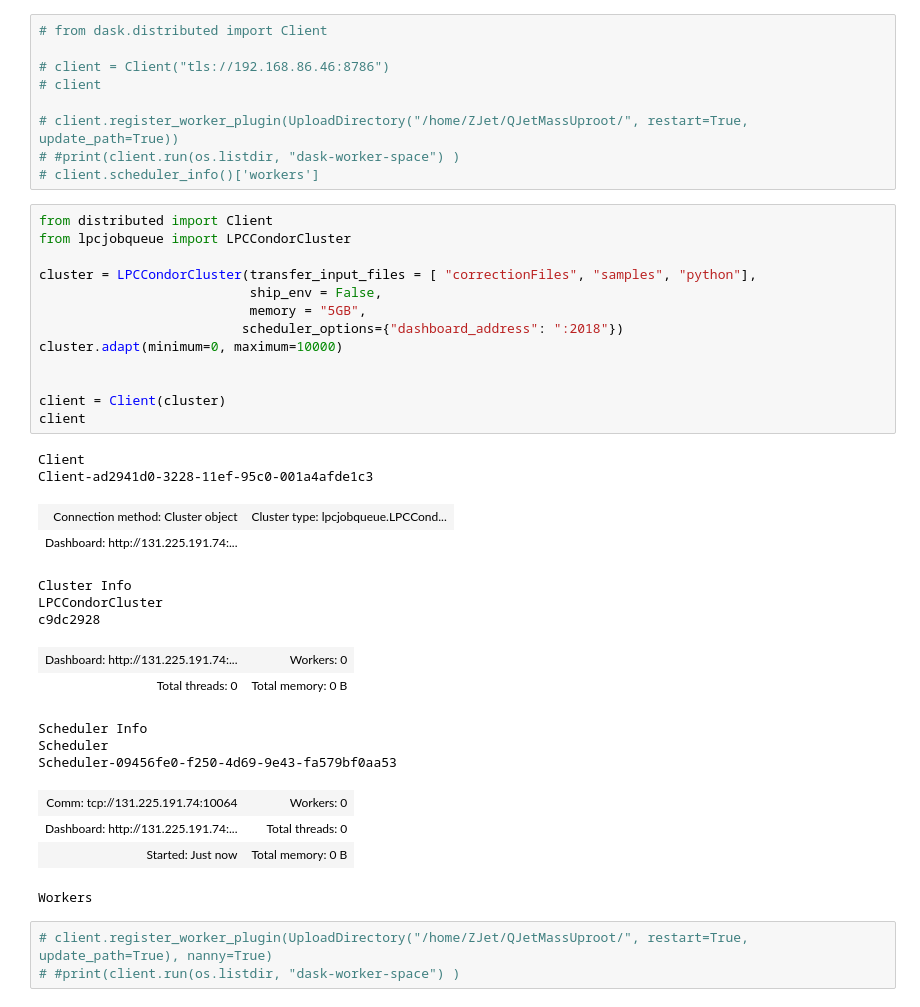
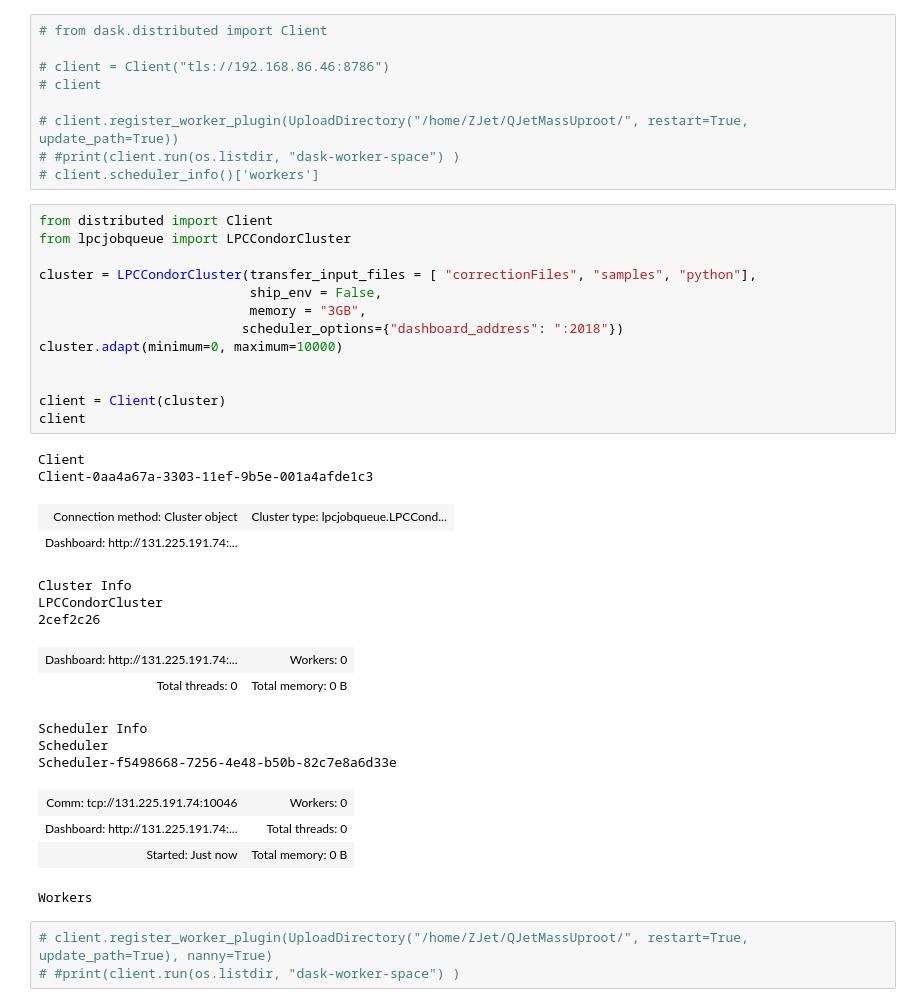
Before and after one commit to mandalaritra1/zjet, a Jupyter notebook: response_maker_nanov9.ipynb, the cells around one changed output. Saved outputs shown, nothing was run; the diff lists cells and outputs as text.

```diff
--- a/response_maker_nanov9.ipynb
+++ b/response_maker_nanov9.ipynb
@@ -53,30 +53,30 @@ from python.cms_utils import *
 # %%
 from distributed import Client
 from lpcjobqueue import LPCCondorCluster
 
 cluster = LPCCondorCluster(transfer_input_files = [ "correctionFiles", "samples", "python"],
                            ship_env = False,
-                           memory = "5GB",
+                           memory = "3GB",
                           scheduler_options={"dashboard_address": ":2018"})
 cluster.adapt(minimum=0, maximum=10000)
 
 
 client = Client(cluster)
 client
 # %% [output]
 Client
-Client-ad2941d0-3228-11ef-95c0-001a4afde1c3
+Client-0aa4a67a-3303-11ef-9b5e-001a4afde1c3
 | Connection method: Cluster object | Cluster type: lpcjobqueue.LPCCond... |
 | Dashboard: http://131.225.191.74:... |  |
 Cluster Info
 LPCCondorCluster
-c9dc2928
+2cef2c26
 | Dashboard: http://131.225.191.74:... | Workers: 0 |
 | Total threads: 0 | Total memory: 0 B |
 Scheduler Info
 Scheduler
-Scheduler-09456fe0-f250-4d69-9e43-fa579bf0aa53
+Scheduler-f5498668-7256-4e48-b50b-82c7e8a6d33e
-| Comm: tcp://131.225.191.74:10064 | Workers: 0 |
+| Comm: tcp://131.225.191.74:10046 | Workers: 0 |
 | Dashboard: http://131.225.191.74:... | Total threads: 0 |
 | Started: Just now | Total memory: 0 B |
 Workers
```
Also changed, not shown: parts of 1 cell of this notebook, 1 other file.
